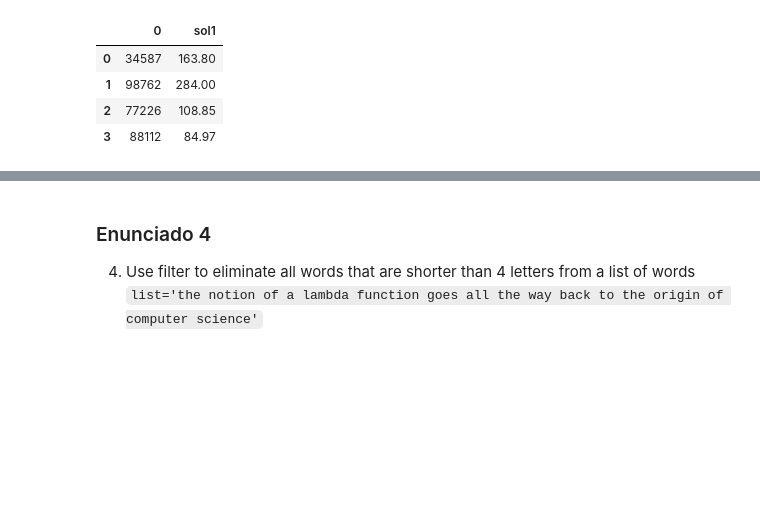
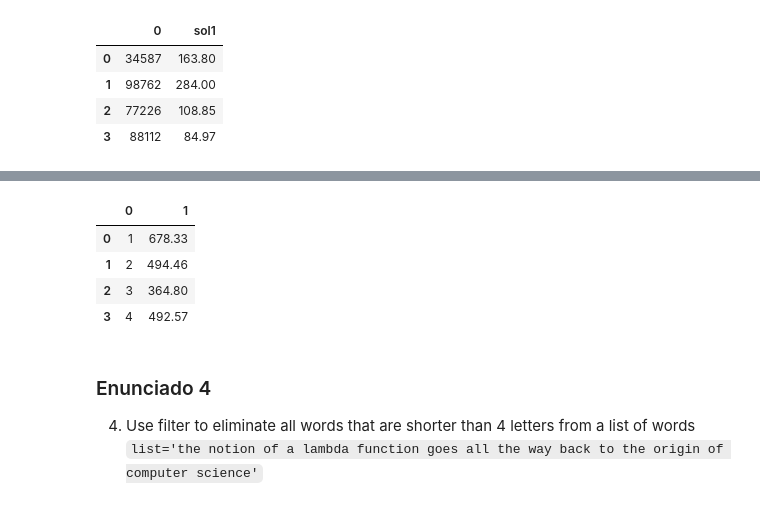
Before and after one commit to Tania-Bell/Tarea2_TBell_JSGonzalez, a Jupyter notebook: Tarea_2.ipynb, the cells around one changed output, grey strips where cells are left out. Drawn from its saved outputs; the diff is of its cells as text; code cells hidden in the pictures; blank space fills up the shorter version.

```diff
--- a/Tarea_2.ipynb
+++ b/Tarea_2.ipynb
@@ -150,10 +177,25 @@ orders = [[1, ("5464", 4, 9.99), ("8274",18,12.99), ("9744", 9, 44.95)],
 # %%
 ########### Solución 2 pandas estudiante 2
 from functools import reduce
 orders = [[1, ("5464", 4, 9.99), ("8274",18,12.99), ("9744", 9, 44.95)],
           [2, ("5464", 9, 9.99), ("9744", 9, 44.95)],
           [3, ("5464", 9, 9.99), ("88112", 11, 24.99)],
           [4, ("8732", 7, 11.99), ("7733",11,18.99), ("88112", 5, 39.95)] ]
+
+def mult(x):
+    return x[1]*x[2]
+
+data = list(map(lambda i: list(map(lambda j: mult(orders[i][j]), range(1, len(orders[i])))), range(len(orders))))
+
+lista = list(map(lambda l: (orders[l][0], reduce(lambda y, z: y+z, data[l])), range(len(data))))
+lista = pd.DataFrame(lista)
+lista
+# %% [output]
+|  | 0 | 1 |
+| 0 | 1 | 678.33 |
+| 1 | 2 | 494.46 |
+| 2 | 3 | 364.80 |
+| 3 | 4 | 492.57 |
 # %% [markdown]
 ### Enunciado 4
 
```
Also changed, not shown: parts of 6 cells of this notebook.
